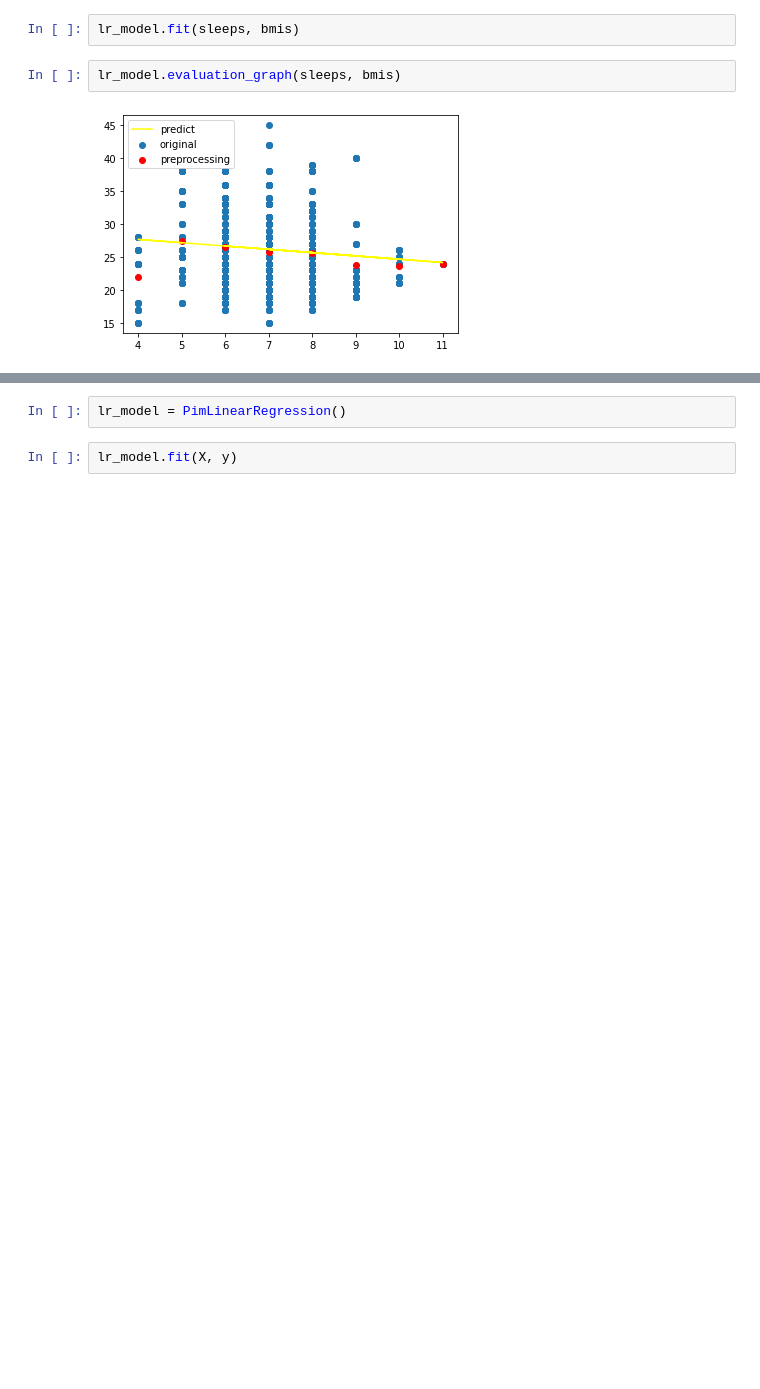
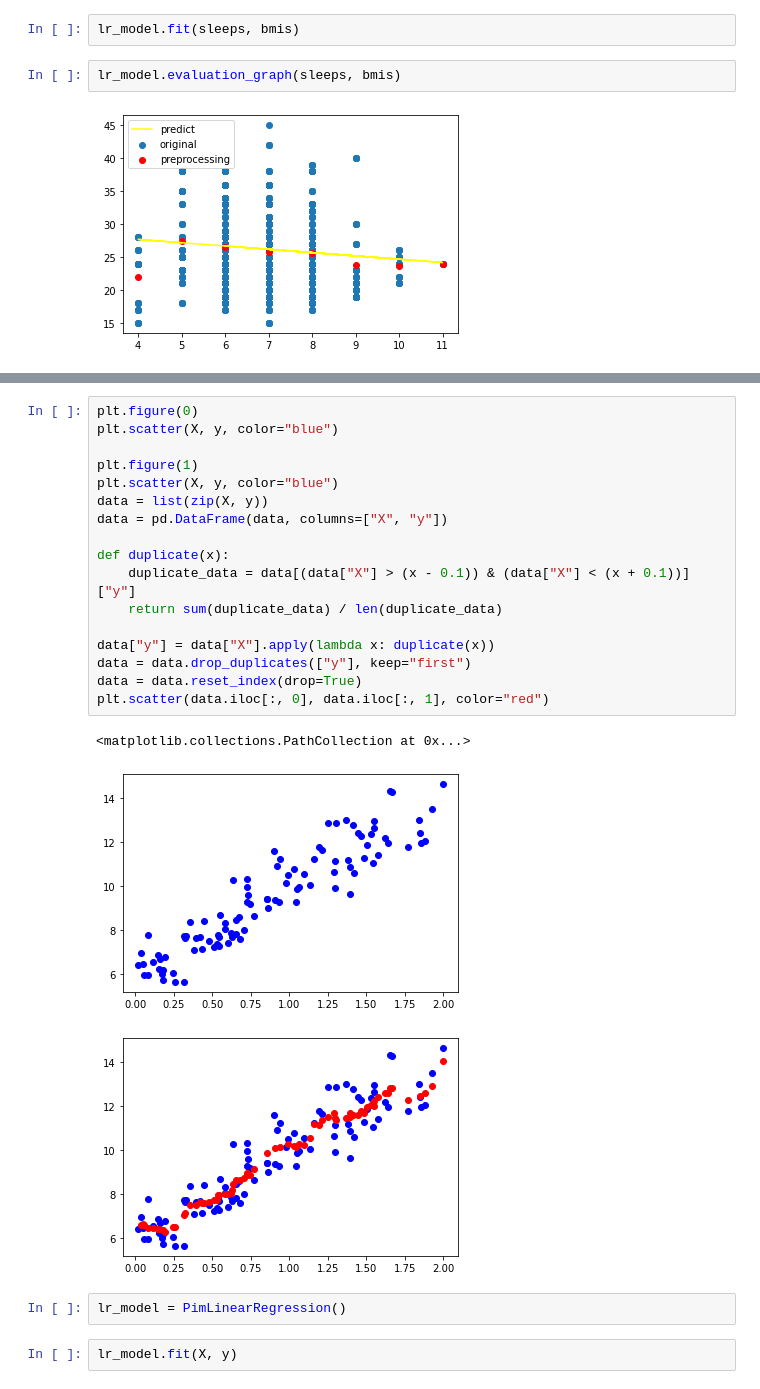
Before and after one commit to SimplePro/PcmLinearRegression, a Jupyter notebook: CustomML/test.ipynb, the cells around one changed output, grey strips where cells are left out. Drawn from its saved outputs; the diff is of its cells as text; blank space fills up the shorter version.

```diff
--- a/CustomML/test.ipynb
+++ b/CustomML/test.ipynb
@@ -161,3 +161,24 @@ plt.scatter(X, y)
+# %%
+plt.figure(0)
+plt.scatter(X, y, color="blue")
+
+plt.figure(1)
+plt.scatter(X, y, color="blue")
+data = list(zip(X, y))
+data = pd.DataFrame(data, columns=["X", "y"])
+
+def duplicate(x):
+    duplicate_data = data[(data["X"] > (x - 0.1)) & (data["X"] < (x + 0.1))]["y"]
+    return sum(duplicate_data) / len(duplicate_data)
+
+data["y"] = data["X"].apply(lambda x: duplicate(x))
+data = data.drop_duplicates(["y"], keep="first")
+data = data.reset_index(drop=True)
+plt.scatter(data.iloc[:, 0], data.iloc[:, 1], color="red")
+# %% [output]
+<matplotlib.collections.PathCollection at 0x...>
+[figure, added]
+[figure, added]
 # %%
 lr_model = PimLinearRegression()
 # %%
```
Also changed, not shown: parts of 2 cells of this notebook.
